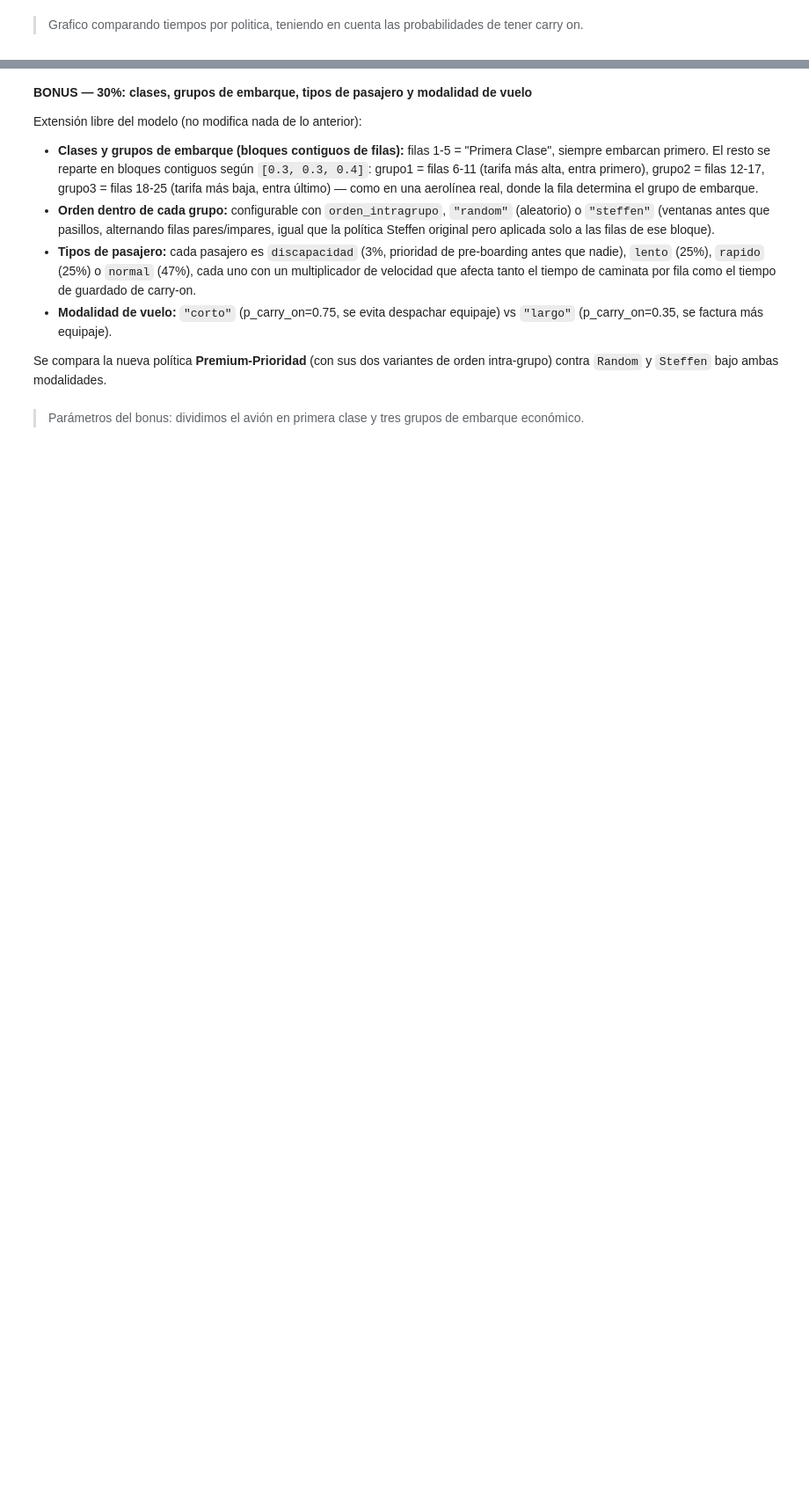
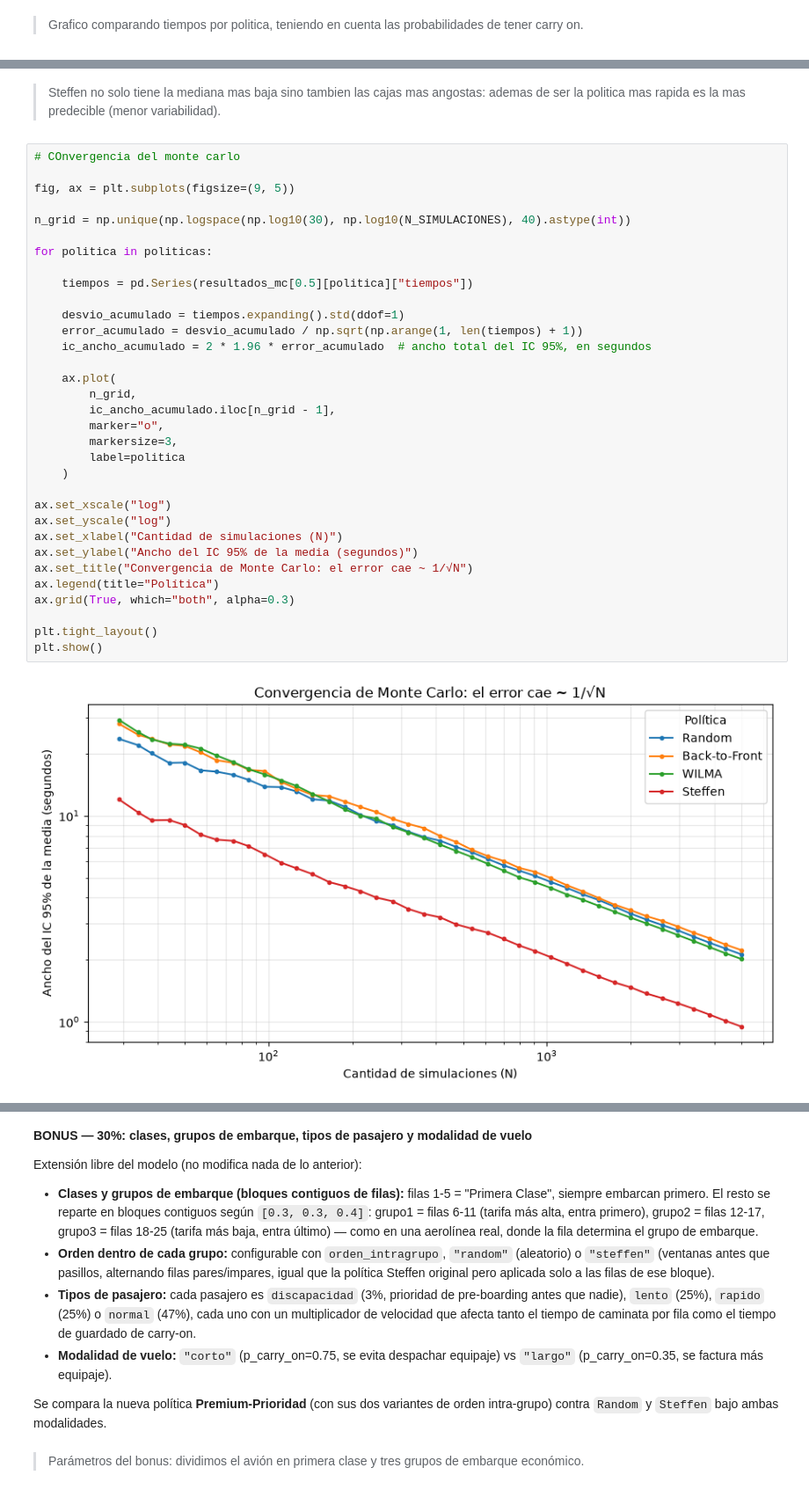
Before and after one commit to manuelferrario/Airplane-Policies-Simulation-Monte-Carlo, a Jupyter notebook: tp1_ACN.ipynb, the cells around one changed output, grey strips where cells are left out. Shown at 88% size. Saved outputs shown, nothing was run; the diff lists cells and outputs as text; blank space fills up the shorter version.

```diff
--- a/tp1_ACN.ipynb
+++ b/tp1_ACN.ipynb
@@ -2720,0 +2727,37 @@ plt.show()
+# %% [markdown]
+> Steffen no solo tiene la mediana mas baja sino tambien las cajas mas angostas: ademas de ser la politica mas rapida es la mas predecible (menor variabilidad).
+# %%
+# COnvergencia del monte carlo
+
+fig, ax = plt.subplots(figsize=(9, 5))
+
+n_grid = np.unique(np.logspace(np.log10(30), np.log10(N_SIMULACIONES), 40).astype(int))
+
+for politica in politicas:
+
+    tiempos = pd.Series(resultados_mc[0.5][politica]["tiempos"])
+
+    desvio_acumulado = tiempos.expanding().std(ddof=1)
+    error_acumulado = desvio_acumulado / np.sqrt(np.arange(1, len(tiempos) + 1))
+    ic_ancho_acumulado = 2 * 1.96 * error_acumulado  # ancho total del IC 95%, en segundos
+
+    ax.plot(
+        n_grid,
+        ic_ancho_acumulado.iloc[n_grid - 1],
+        marker="o",
+        markersize=3,
+        label=politica
+    )
+
+ax.set_xscale("log")
+ax.set_yscale("log")
+ax.set_xlabel("Cantidad de simulaciones (N)")
+ax.set_ylabel("Ancho del IC 95% de la media (segundos)")
+ax.set_title("Convergencia de Monte Carlo: el error cae ~ 1/√N")
+ax.legend(title="Política")
+ax.grid(True, which="both", alpha=0.3)
+
+plt.tight_layout()
+plt.show()
+# %% [output]
+[figure, added]
```
Also changed, not shown: parts of 11 cells of this notebook.
